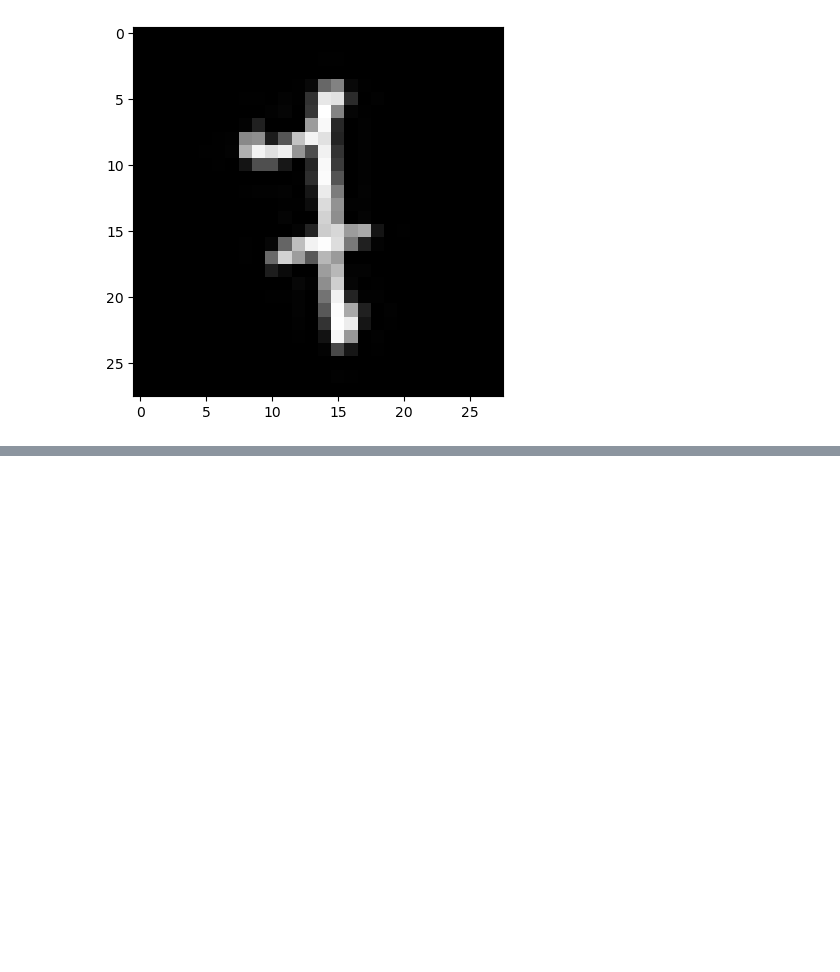
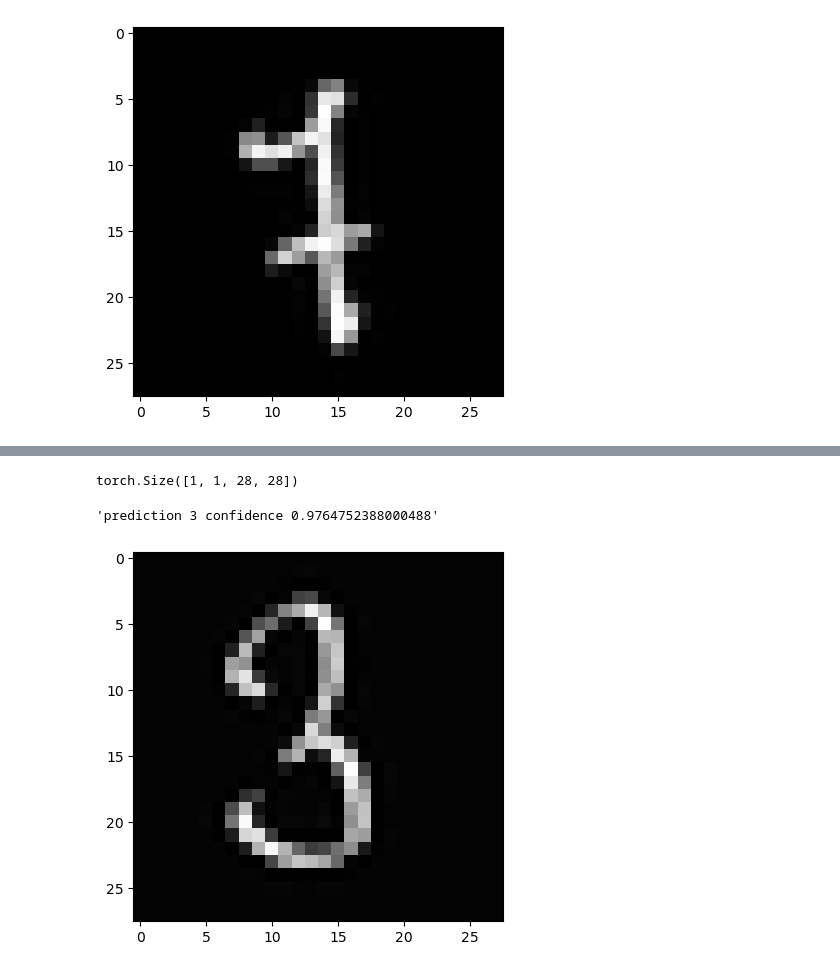
Before and after one commit to HawkWeldon/ML, a Jupyter notebook: CNN/main.ipynb, the cells around one changed output, grey strips where cells are left out. Cells and saved outputs as stored; diff of their text form; code cells hidden in the pictures; blank space fills up the shorter version.

```diff
--- a/CNN/main.ipynb
+++ b/CNN/main.ipynb
@@ -304,0 +310,27 @@ digit 9 prob 4.6478305228106455e-21
+# %%
+image = Image.open("test2.jpg").convert("L")
+
+if np.asarray(image).mean() > 127:
+    image = ImageOps.invert(image)
+
+image = image.resize((28,28), Image.Resampling.LANCZOS)
+image_tensor = transform(image).unsqueeze(0).to(device)
+image_tensor.shape
+# %% [output]
+torch.Size([1, 1, 28, 28])
+# %%
+model.eval()
+
+with torch.no_grad():
+    output = model(image_tensor)
+    prob = torch.softmax(output, dim=1)
+    pred = output.argmax(dim=1).item()
+
+f"prediction {pred} confidence {prob[0, pred].item()}"
+# %% [output]
+'prediction 3 confidence 0.9764752388000488'
+# %%
+plt.imshow(image, cmap="gray")
+plt.show()
+# %% [output]
+[figure, added]
```
Also changed, not shown: parts of 7 cells of this notebook, 1 other file.
